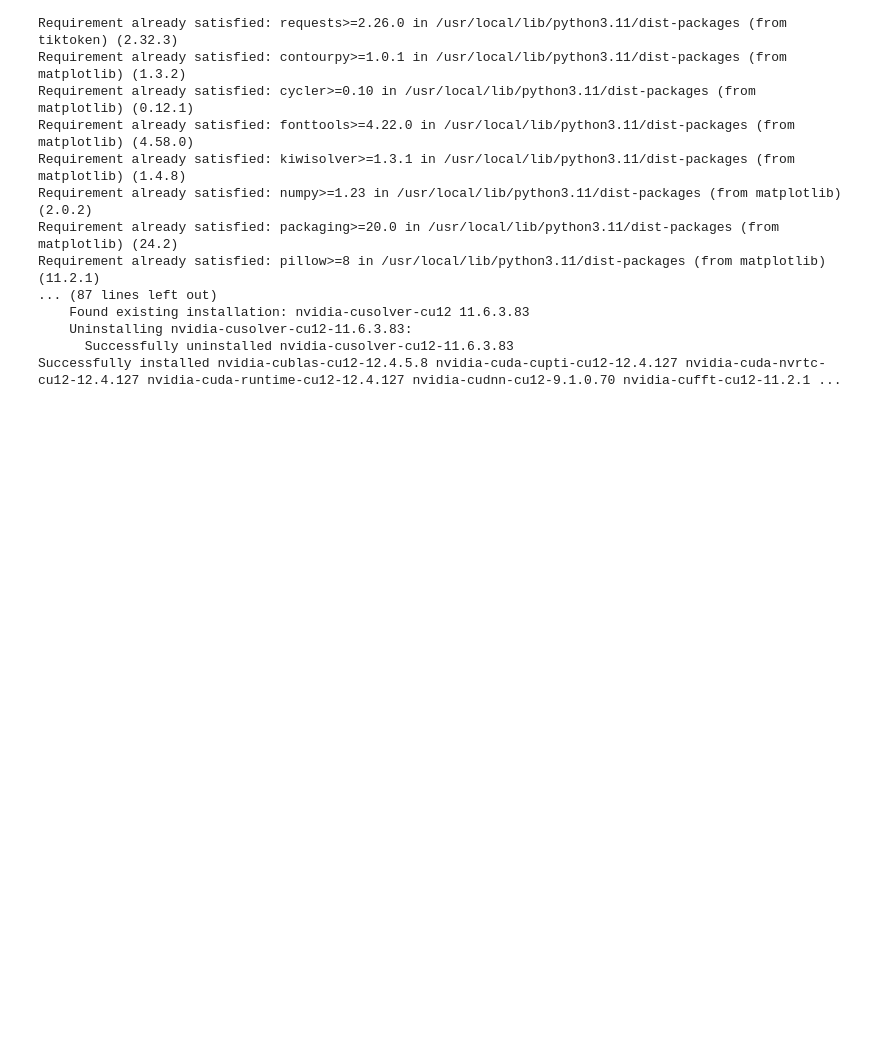
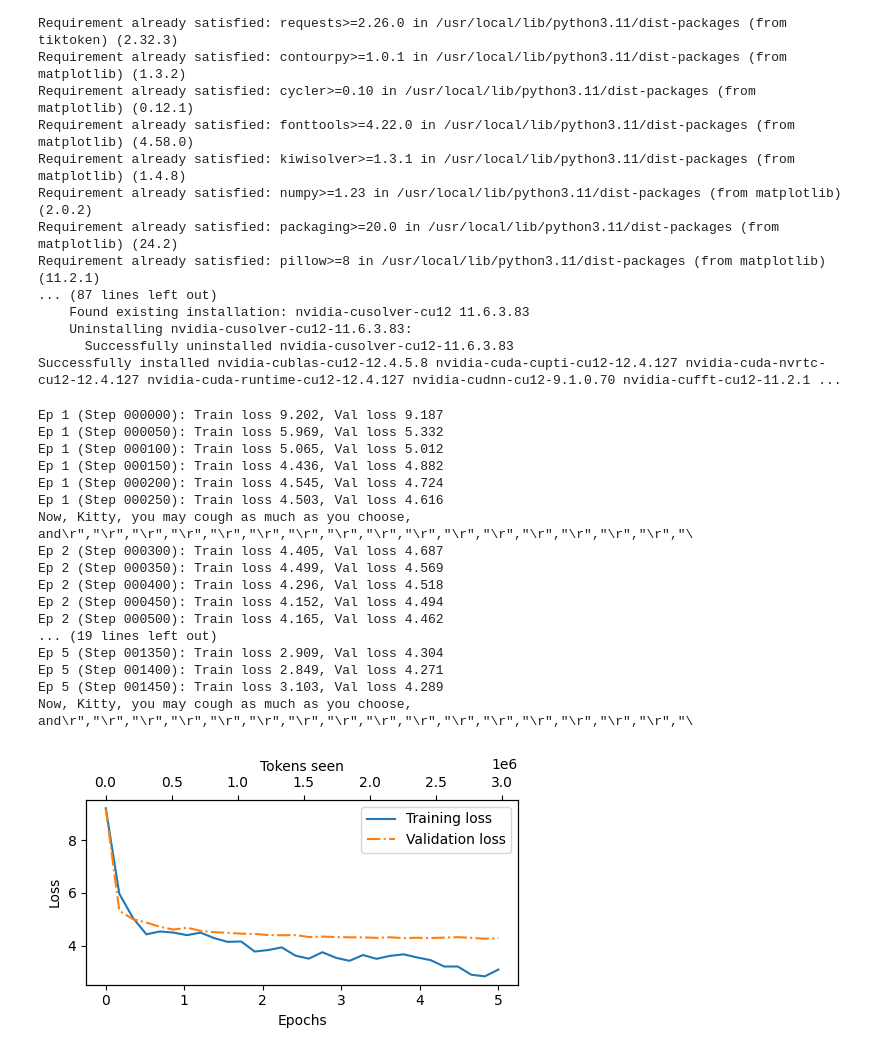
Before and after one commit to aYUSHpAAL/Project, a Jupyter notebook: Untitled2.ipynb, the cells around one changed output. Cells and saved outputs as stored; diff of their text form; code cells hidden in the pictures; blank space fills up the shorter version.

```diff
--- a/Untitled2.ipynb
+++ b/Untitled2.ipynb
@@ -290,7 +290,7 @@ out = block(x)
 import os
 import urllib.request
 file_path = "both book.txt"
-url = "https://github.com/Rishi210904/Project-1-of-LLM/blob/74a48b2cf2068dfa2b0eb9f2c057b34ab6e0ecf2/both%20book.txt"
+url = "https://github.com/aYUSHpAAL/Project/blob/bd632fc071ec843ffc72f3bd9fa48ccf908c5c06/both%20book.txt"
 if not os.path.exists(file_path):
     urllib.request.urlretrieve(url, file_path)
 
@@ -441,30 +441,49 @@ train_losses, val_losses, tokens_seen = train_model_simple(
     model, train_loader, val_loader, optimizer, device,
     num_epochs=num_epochs, eval_freq=50, eval_iter=5,
     start_context="Now, Kitty, you may cough as much as you choose,", tokenizer=tokenizer
 )
 import matplotlib.pyplot as plt
 from matplotlib.ticker import MaxNLocator
 
 
 def plot_losses(epochs_seen, tokens_seen, train_losses, val_losses):
     fig, ax1 = plt.subplots(figsize=(5, 3))
 
     # Plot training and validation loss against epochs
     ax1.plot(epochs_seen, train_losses, label="Training loss")
     ax1.plot(epochs_seen, val_losses, linestyle="-.", label="Validation loss")
     ax1.set_xlabel("Epochs")
     ax1.set_ylabel("Loss")
     ax1.legend(loc="upper right")
     ax1.xaxis.set_major_locator(MaxNLocator(integer=True))  # only show integer labels on x-axis
 
     # Create a second x-axis for tokens seen
     ax2 = ax1.twiny()  # Create a second x-axis that shares the same y-axis
     ax2.plot(tokens_seen, train_losses, alpha=0)  # Invisible plot for aligning ticks
     ax2.set_xlabel("Tokens seen")
 
     fig.tight_layout()  # Adjust layout to make room
     plt.savefig("loss-plot.pdf")
     plt.show()
 
 epochs_tensor = torch.linspace(0, num_epochs, len(train_losses))
 plot_losses(epochs_tensor, tokens_seen, train_losses, val_losses)
+# %% [output]
+Ep 1 (Step 000000): Train loss 9.202, Val loss 9.187
+Ep 1 (Step 000050): Train loss 5.969, Val loss 5.332
+Ep 1 (Step 000100): Train loss 5.065, Val loss 5.012
+Ep 1 (Step 000150): Train loss 4.436, Val loss 4.882
+Ep 1 (Step 000200): Train loss 4.545, Val loss 4.724
+Ep 1 (Step 000250): Train loss 4.503, Val loss 4.616
+Now, Kitty, you may cough as much as you choose, and\r","\r","\r","\r","\r","\r","\r","\r","\r","\r","\r","\r","\r","\r","\r","\r","\
+Ep 2 (Step 000300): Train loss 4.405, Val loss 4.687
+Ep 2 (Step 000350): Train loss 4.499, Val loss 4.569
+Ep 2 (Step 000400): Train loss 4.296, Val loss 4.518
+Ep 2 (Step 000450): Train loss 4.152, Val loss 4.494
+Ep 2 (Step 000500): Train loss 4.165, Val loss 4.462
+... (19 lines left out)
+Ep 5 (Step 001350): Train loss 2.909, Val loss 4.304
+Ep 5 (Step 001400): Train loss 2.849, Val loss 4.271
+Ep 5 (Step 001450): Train loss 3.103, Val loss 4.289
+Now, Kitty, you may cough as much as you choose, and\r","\r","\r","\r","\r","\r","\r","\r","\r","\r","\r","\r","\r","\r","\r","\r","\
+[figure, added]
```
